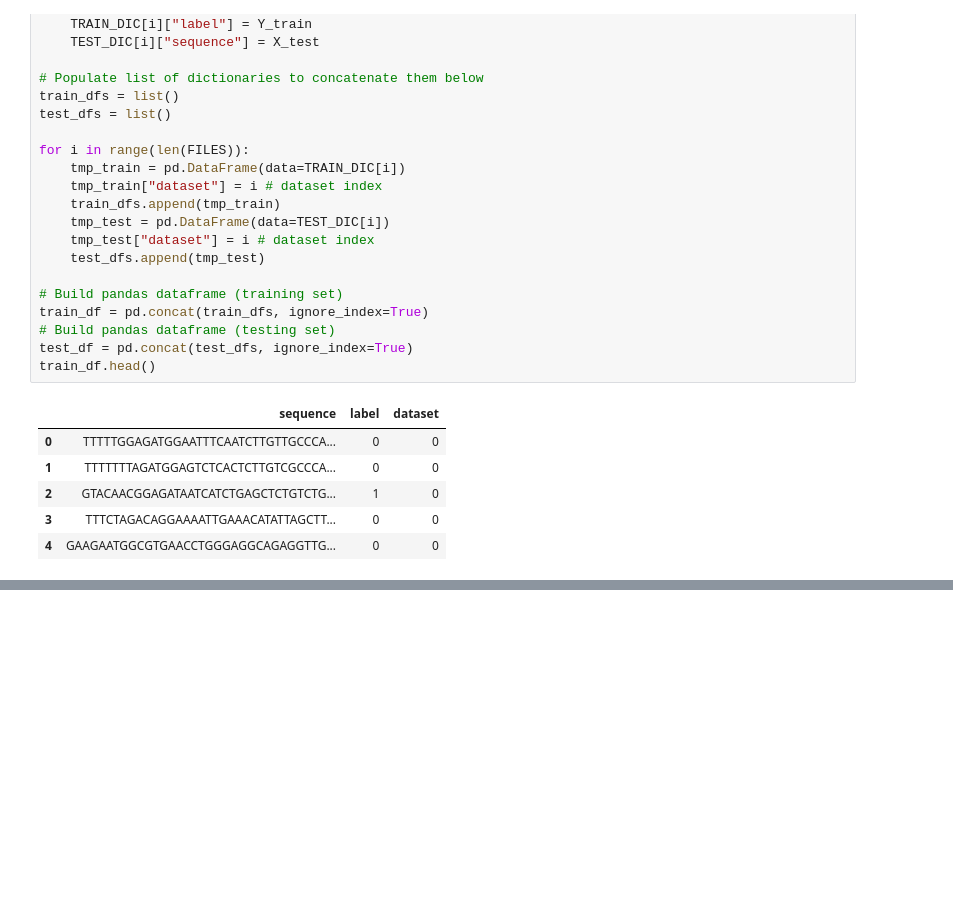
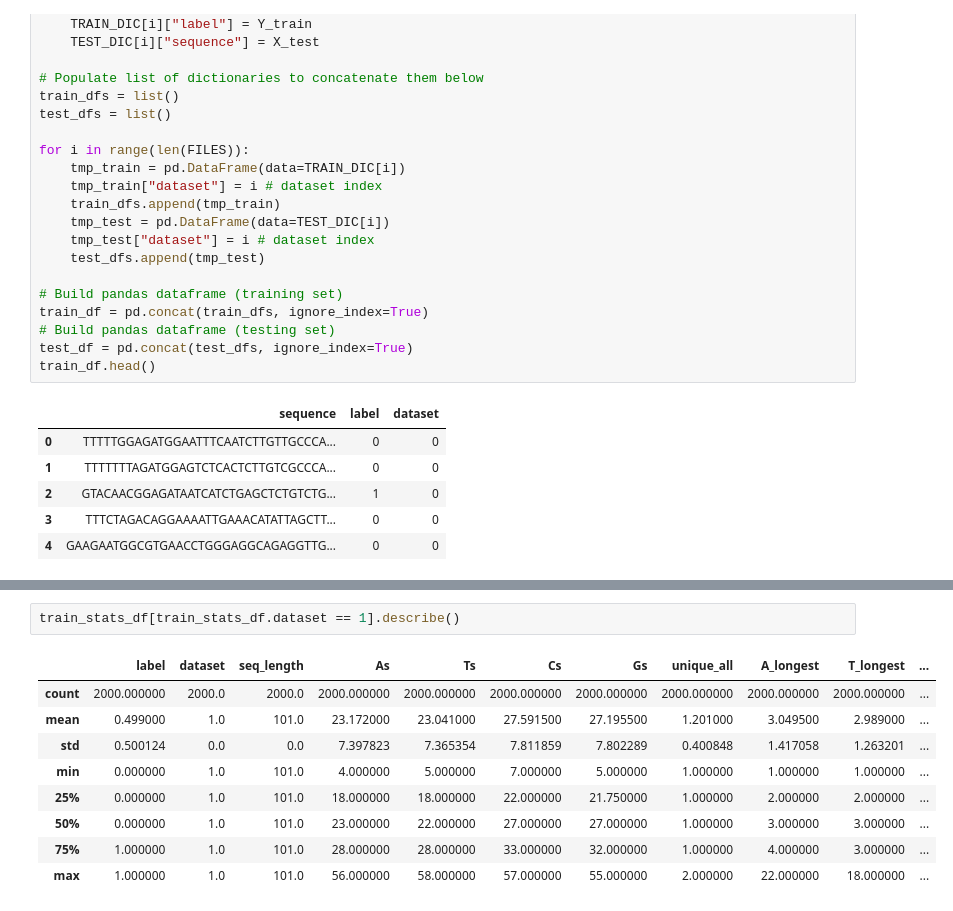
Before and after one commit to azouaoui-cv/KMML_challenge, a Jupyter notebook: Data_Exploration.ipynb, the cells around one changed output, grey strips where cells are left out. Cells and saved outputs as stored; diff of their text form; blank space fills up the shorter version.

```diff
--- a/Data_Exploration.ipynb
+++ b/Data_Exploration.ipynb
@@ -200,0 +225,12 @@ train_df.describe()
+# %%
+train_stats_df[train_stats_df.dataset == 1].describe()
+# %% [output]
+|  | label | dataset | seq_length | As | Ts | Cs | Gs | unique_all | A_longest | T_longest | ... |
+| count | 2000.000000 | 2000.0 | 2000.0 | 2000.000000 | 2000.000000 | 2000.000000 | 2000.000000 | 2000.000000 | 2000.000000 | 2000.000000 | ... |
+| mean | 0.499000 | 1.0 | 101.0 | 23.172000 | 23.041000 | 27.591500 | 27.195500 | 1.201000 | 3.049500 | 2.989000 | ... |
+| std | 0.500124 | 0.0 | 0.0 | 7.397823 | 7.365354 | 7.811859 | 7.802289 | 0.400848 | 1.417058 | 1.263201 | ... |
+| min | 0.000000 | 1.0 | 101.0 | 4.000000 | 5.000000 | 7.000000 | 5.000000 | 1.000000 | 1.000000 | 1.000000 | ... |
+| 25% | 0.000000 | 1.0 | 101.0 | 18.000000 | 18.000000 | 22.000000 | 21.750000 | 1.000000 | 2.000000 | 2.000000 | ... |
+| 50% | 0.000000 | 1.0 | 101.0 | 23.000000 | 22.000000 | 27.000000 | 27.000000 | 1.000000 | 3.000000 | 3.000000 | ... |
+| 75% | 1.000000 | 1.0 | 101.0 | 28.000000 | 28.000000 | 33.000000 | 32.000000 | 1.000000 | 4.000000 | 3.000000 | ... |
+| max | 1.000000 | 1.0 | 101.0 | 56.000000 | 58.000000 | 57.000000 | 55.000000 | 2.000000 | 22.000000 | 18.000000 | ... |
```
Also changed, not shown: parts of 9 cells of this notebook.
